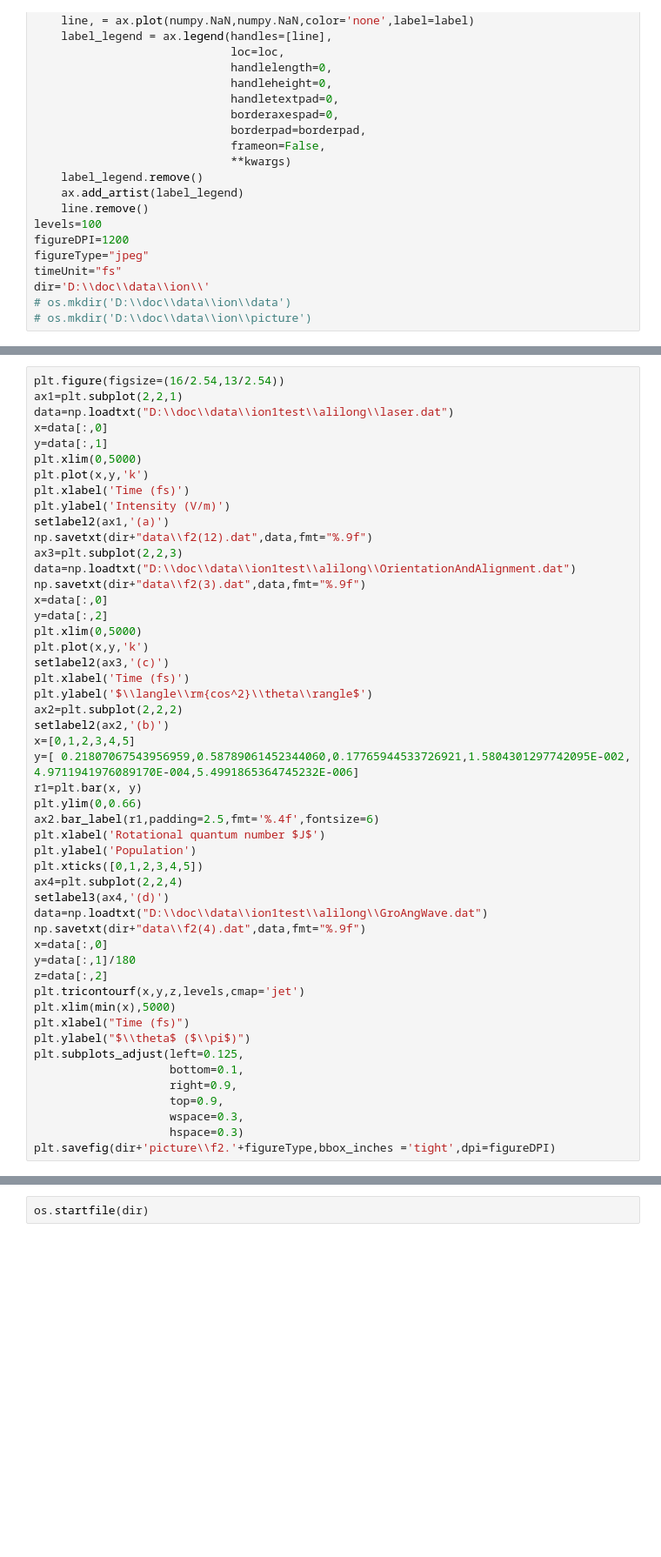
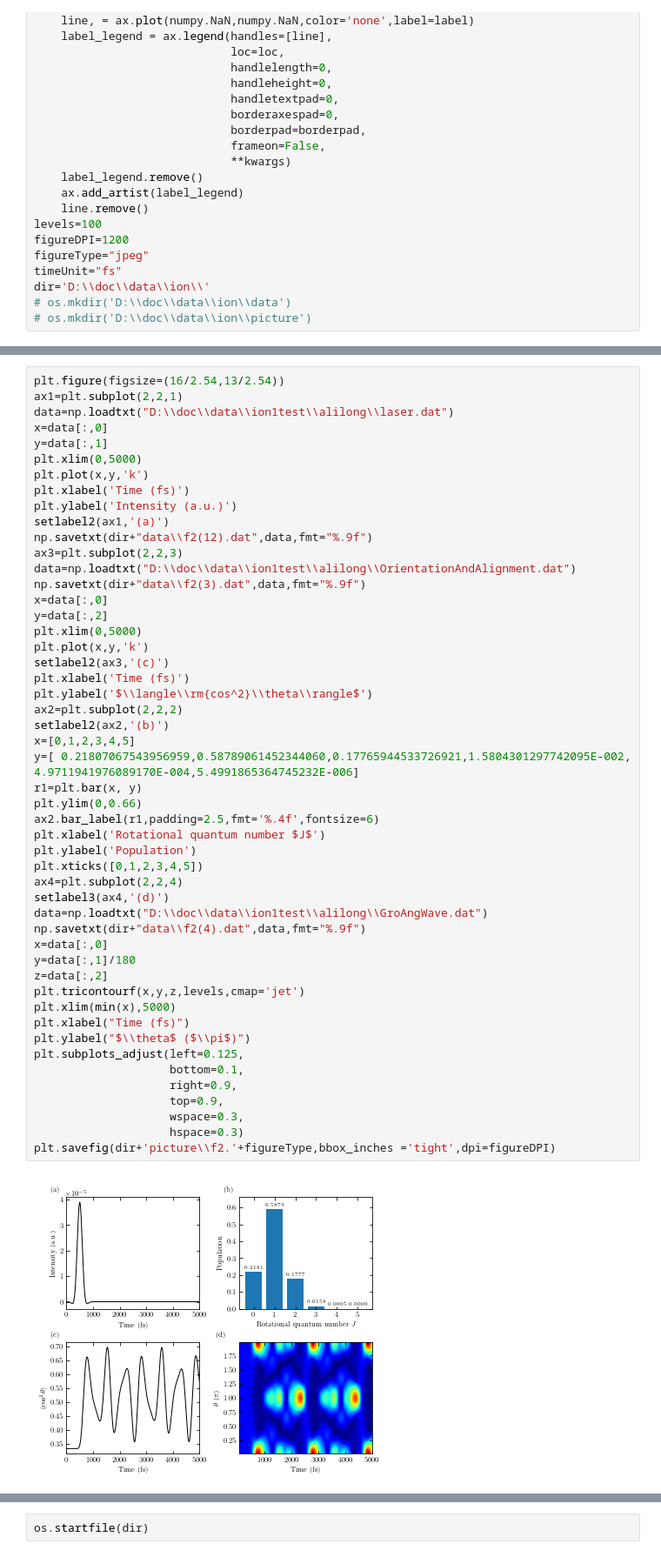
Before and after one commit to anfax/SciDataPlot, a Jupyter notebook: Python/IonPaperPlot.ipynb, the cells around one changed output, grey strips where cells are left out. Shown at 87% size. Cells and saved outputs as stored; diff of their text form; blank space fills up the shorter version.

```diff
--- a/Python/IonPaperPlot.ipynb
+++ b/Python/IonPaperPlot.ipynb
@@ -142,7 +144,7 @@ y=data[:,1]
 plt.xlim(0,5000)
 plt.plot(x,y,'k')
 plt.xlabel('Time (fs)')
-plt.ylabel('Intensity (V/m)')
+plt.ylabel('Intensity (a.u.)')
 setlabel2(ax1,'(a)')
 np.savetxt(dir+"data\\f2(12).dat",data,fmt="%.9f")
 ax3=plt.subplot(2,2,3)
@@ -156,33 +158,35 @@ setlabel2(ax3,'(c)')
 plt.xlabel('Time (fs)')
 plt.ylabel('$\\langle\\rm{cos^2}\\theta\\rangle$')
 ax2=plt.subplot(2,2,2)
 setlabel2(ax2,'(b)')
 x=[0,1,2,3,4,5]
 y=[ 0.21807067543956959,0.58789061452344060,0.17765944533726921,1.5804301297742095E-002, 4.9711941976089170E-004,5.4991865364745232E-006]
 r1=plt.bar(x, y)
 plt.ylim(0,0.66)
 ax2.bar_label(r1,padding=2.5,fmt='%.4f',fontsize=6)
 plt.xlabel('Rotational quantum number $J$')
 plt.ylabel('Population')
 plt.xticks([0,1,2,3,4,5])
 ax4=plt.subplot(2,2,4)
 setlabel3(ax4,'(d)')
 data=np.loadtxt("D:\\doc\\data\\ion1test\\alilong\\GroAngWave.dat")
 np.savetxt(dir+"data\\f2(4).dat",data,fmt="%.9f")
 x=data[:,0]
 y=data[:,1]/180
 z=data[:,2]
 plt.tricontourf(x,y,z,levels,cmap='jet')
 plt.xlim(min(x),5000)
 plt.xlabel("Time (fs)")
 plt.ylabel("$\\theta$ ($\\pi$)")
 plt.subplots_adjust(left=0.125,
                     bottom=0.1,
                     right=0.9,
                     top=0.9,
                     wspace=0.3,
                     hspace=0.3)
 plt.savefig(dir+'picture\\f2.'+figureType,bbox_inches ='tight',dpi=figureDPI)
+# %% [output]
+[figure, added]
 # %%
 intDir="D:\\doc\\data\\ion\\laserData\\"
 legengLoc=(0.15,0.75)
```
Also changed, not shown: parts of 10 cells of this notebook, 1 other file.
